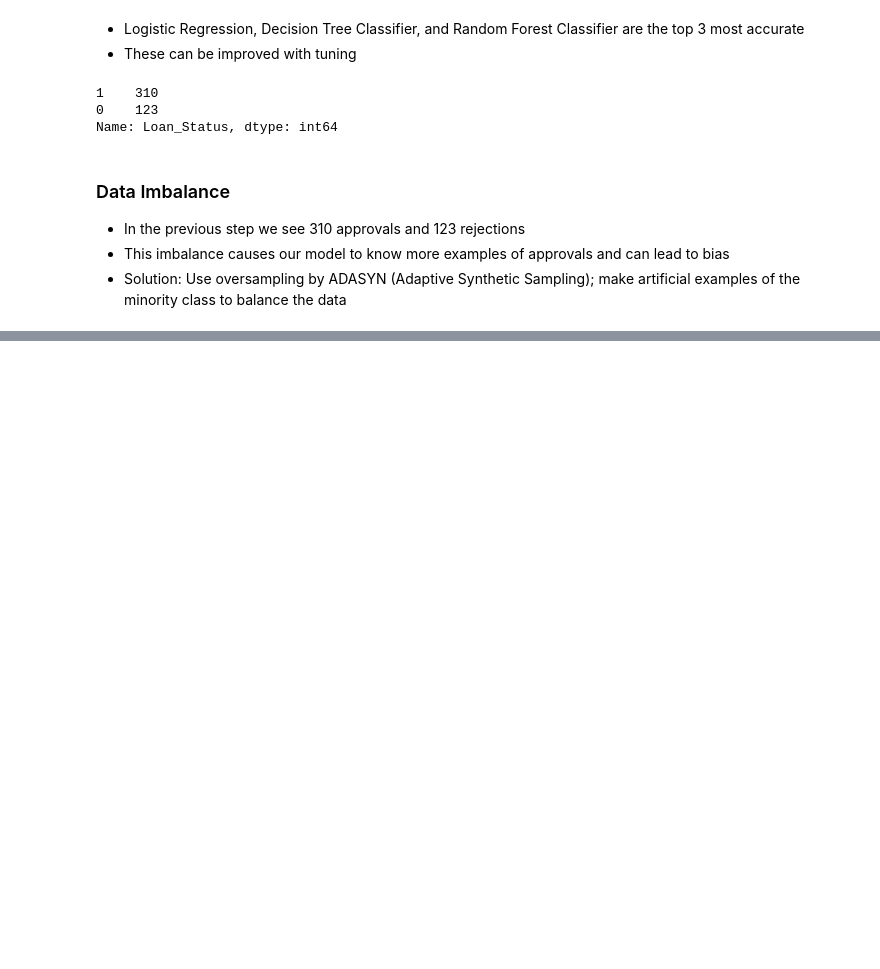
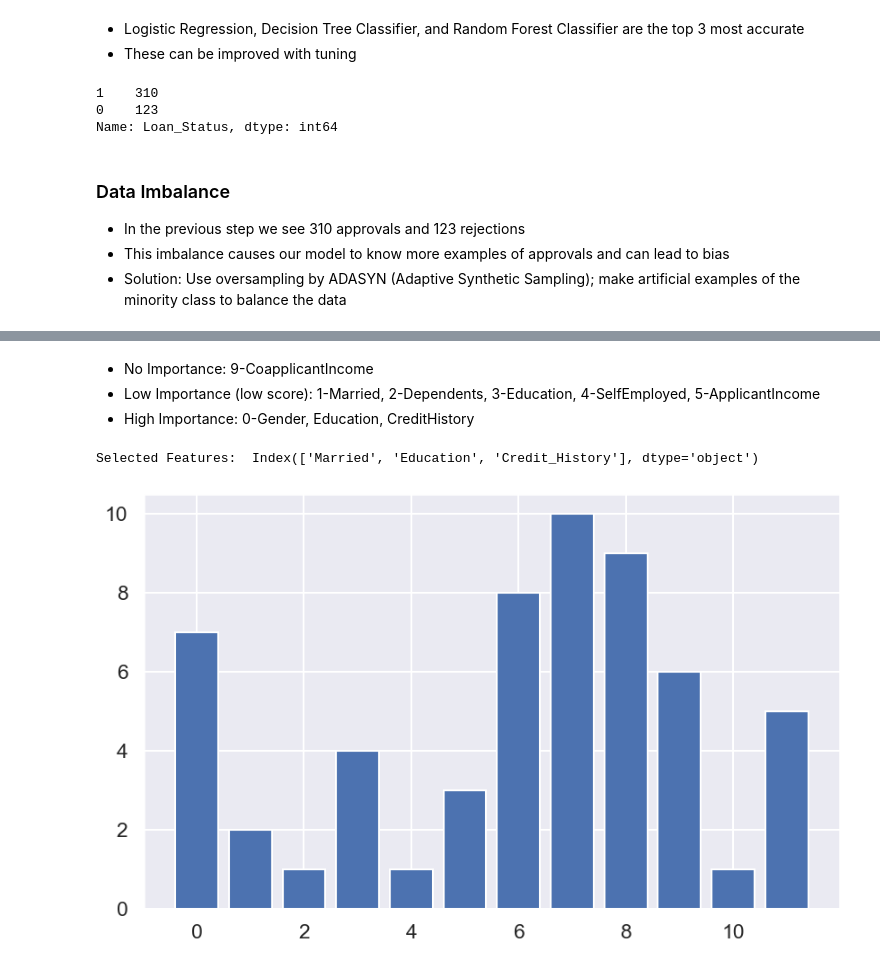
Before and after one commit to EdwinNgui/SmartLoans, a Jupyter notebook: backend/notebooks/analysis.ipynb, the cells around one changed output, grey strips where cells are left out. Drawn from its saved outputs; the diff is of its cells as text; code cells hidden in the pictures; blank space fills up the shorter version.

```diff
--- a/backend/notebooks/analysis.ipynb
+++ b/backend/notebooks/analysis.ipynb
@@ -854,0 +988,21 @@ Name: Loan_Status, dtype: int64
+# %% [markdown]
+- No Importance: 9-CoapplicantIncome
+- Low Importance (low score): 1-Married, 2-Dependents, 3-Education, 4-SelfEmployed, 5-ApplicantIncome
+- High Importance: 0-Gender, Education, CreditHistory
+# %%
+# Building a model with RecursiveFeatureElimanation
+# - RFE: Removes least important featrures to pick the top ones
+model = LogisticRegression()
+rfe = RFE(model, n_features_to_select=3) # select top 3 features
+fit = rfe.fit(X, y)
+
+# Print selected features
+print("Selected Features: ", X.columns[fit.support_])
+
+# Plot feature importance
+plt.figure(figsize=(10, 6))
+plt.bar(range(len(rfe.ranking_)), rfe.ranking_)
+plt.show()
+# %% [output]
+Selected Features:  Index(['Married', 'Education', 'Credit_History'], dtype='object')
+[figure, added]
```
Also changed, not shown: parts of 12 cells of this notebook, 2 other files.
